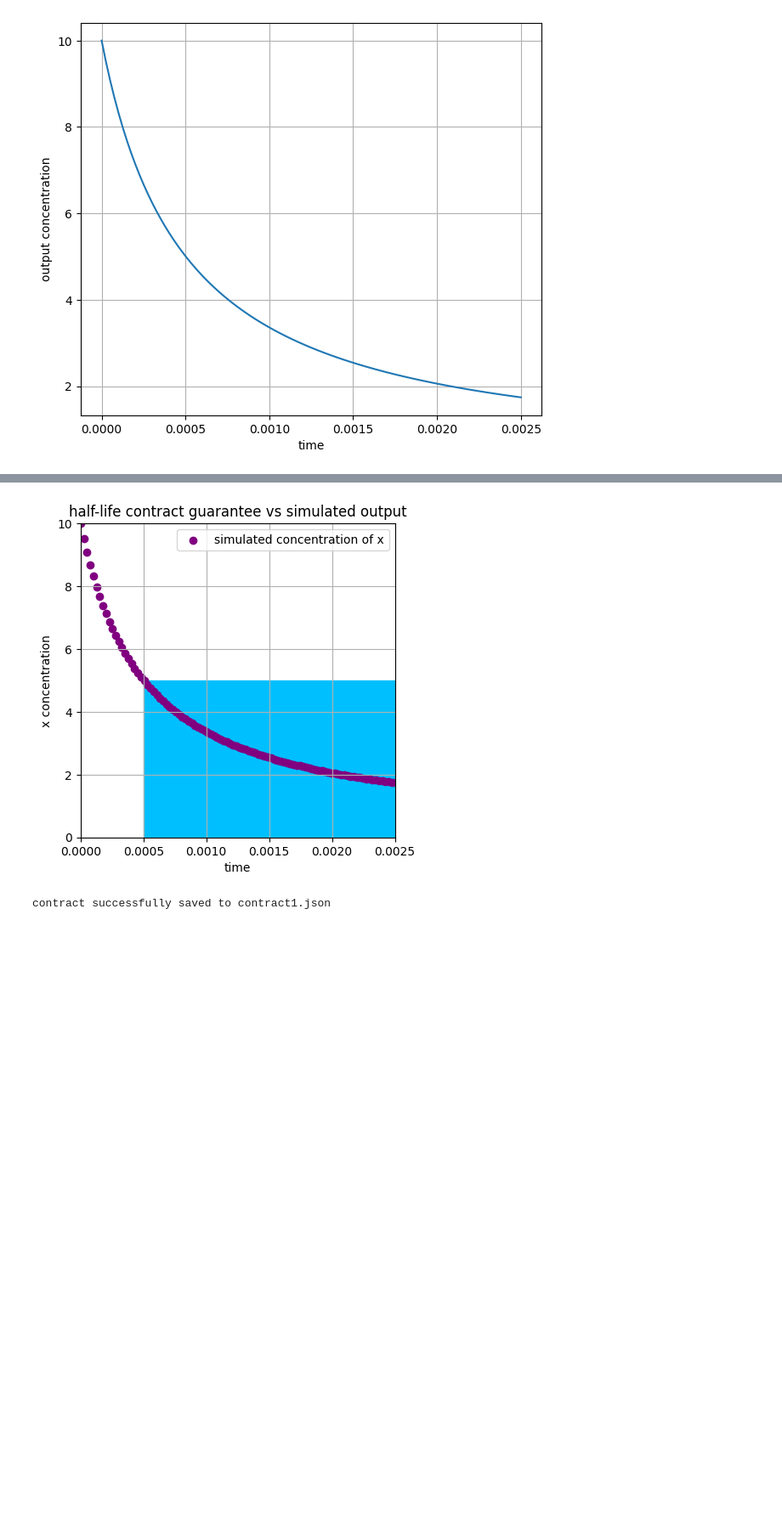
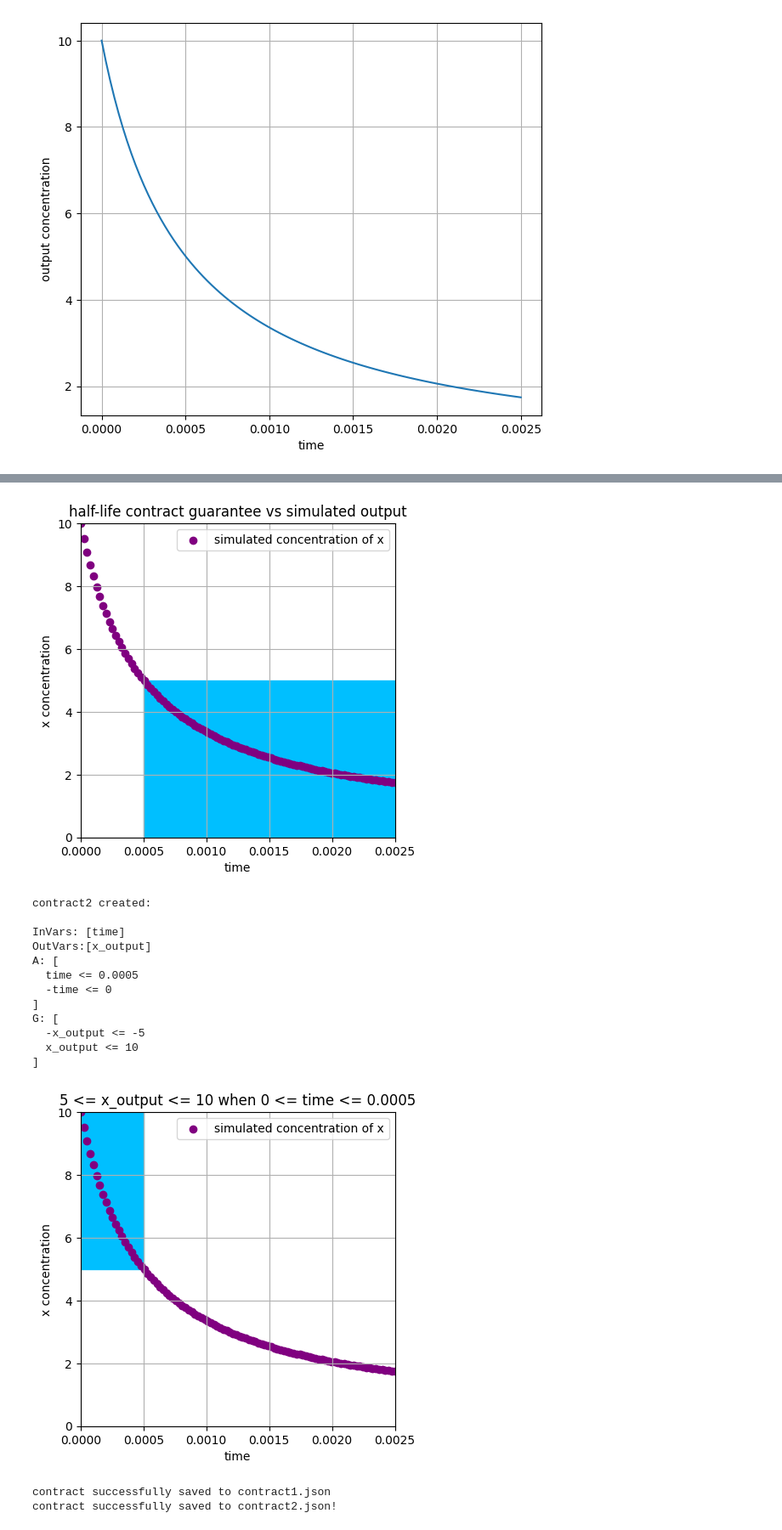
Before and after one commit to basspunkfm/ProjectSummer2025, a Jupyter notebook: autoreduce_pacti.ipynb, the cells around one changed output, grey strips where cells are left out. Shown at 85% size. Cells and saved outputs as stored; diff of their text form; code cells hidden in the pictures; blank space fills up the shorter version.

Commit message:
created contract 2, exported it too

```diff
--- a/autoreduce_pacti.ipynb
+++ b/autoreduce_pacti.ipynb
@@ -80,7 +80,7 @@ print(f"half-life time value: {half_life_time}\n")
 
 contract1 = PolyhedralIoContract.from_dict({
     "assumptions": [
-        {"coefficients": {"time": -1}, "constant": -0.0005}   # time >= 0.00075
+        {"coefficients": {"time": -1}, "constant": -0.0005}
     ],
     "guarantees": [
         {"coefficients": {"x_output": 1}, "constant": 5},       # x_output <= 5
@@ -92,8 +92,22 @@ contract1 = PolyhedralIoContract.from_dict({
     "output_vars": ["x_output"]
 })
 
+contract2 = PolyhedralIoContract.from_dict({
+    "assumptions": [
+        {"coefficients": {"time": 1}, "constant": 0.0005},  # time <= 0.0005
+        {"coefficients": {"time": -1}, "constant": 0}      # time >= 0
+    ],
+    "guarantees": [
+        {"coefficients": {"x_output": -1}, "constant": -5},  # x_output >= 5
+        {"coefficients": {"x_output": 1}, "constant": 10}    # x_output <= 10
+    ],
+    "input_vars": ["time"],
+    "output_vars": ["x_output"]
+})
 
-print("contract created:")
+
+
+print("contrac1 created:\n")
 print(contract1)
 
 #plot guarantees
@@ -115,14 +129,39 @@ plt.legend()
 plt.grid(True)
 plt.show()
 
+print("contract2 created:\n")
+print(contract2)
+
+fig = plot_guarantees(
+    contract=contract2,
+    x_var=Var("time"),
+    y_var=Var("x_output"),
+    var_values={},
+    x_lims=(0, 0.0025),
+    y_lims=(0, 10)
+)
+
+plt.scatter(timepoints_ode, x_output_data, color="purple", label="simulated concentration of x")
+plt.xlabel("time")
+plt.ylabel("x concentration")
+plt.title("5 <= x_output <= 10 when 0 <= time <= 0.0005")
+plt.legend()
+plt.grid(True)
+plt.show()
+
 
 import json
 
 #contract dump
-with open("contract.json", "w") as f:
+with open("contract1.json", "w") as f:
     json.dump(contract1.to_machine_dict(), f, indent=4)
 
-print("contract successfully saved to contract.json")
+print("contract successfully saved to contract1.json")
+
+with open("contract2.json", "w") as f:
+    json.dump(contract2.to_machine_dict(),f, indent =4)
+
+print("contract successfully saved to contract2.json!")
 # %% [output]
 min value (concentration) of X during simulation: 1.7408267961397486
 max value (concentration) of X during simulation: 10.0
@@ -135,12 +175,26 @@ contract created:
 InVars: [time]
 OutVars:[x_output]
 A: [
   -time <= -0.0005
 ]
 G: [
   x_output <= 5
   -x_output <= 0
   time <= 0.0025
 ]
 [figure]
-contract successfully saved to contract1.json
+contract2 created:
+
+InVars: [time]
+OutVars:[x_output]
+A: [
+  time <= 0.0005
+  -time <= 0
+]
+G: [
+  -x_output <= -5
+  x_output <= 10
+]
+[figure, added]
+contract successfully saved to contract1.json
+contract successfully saved to contract2.json!
```
Also changed, not shown: parts of 1 cell of this notebook, 3 other files.
